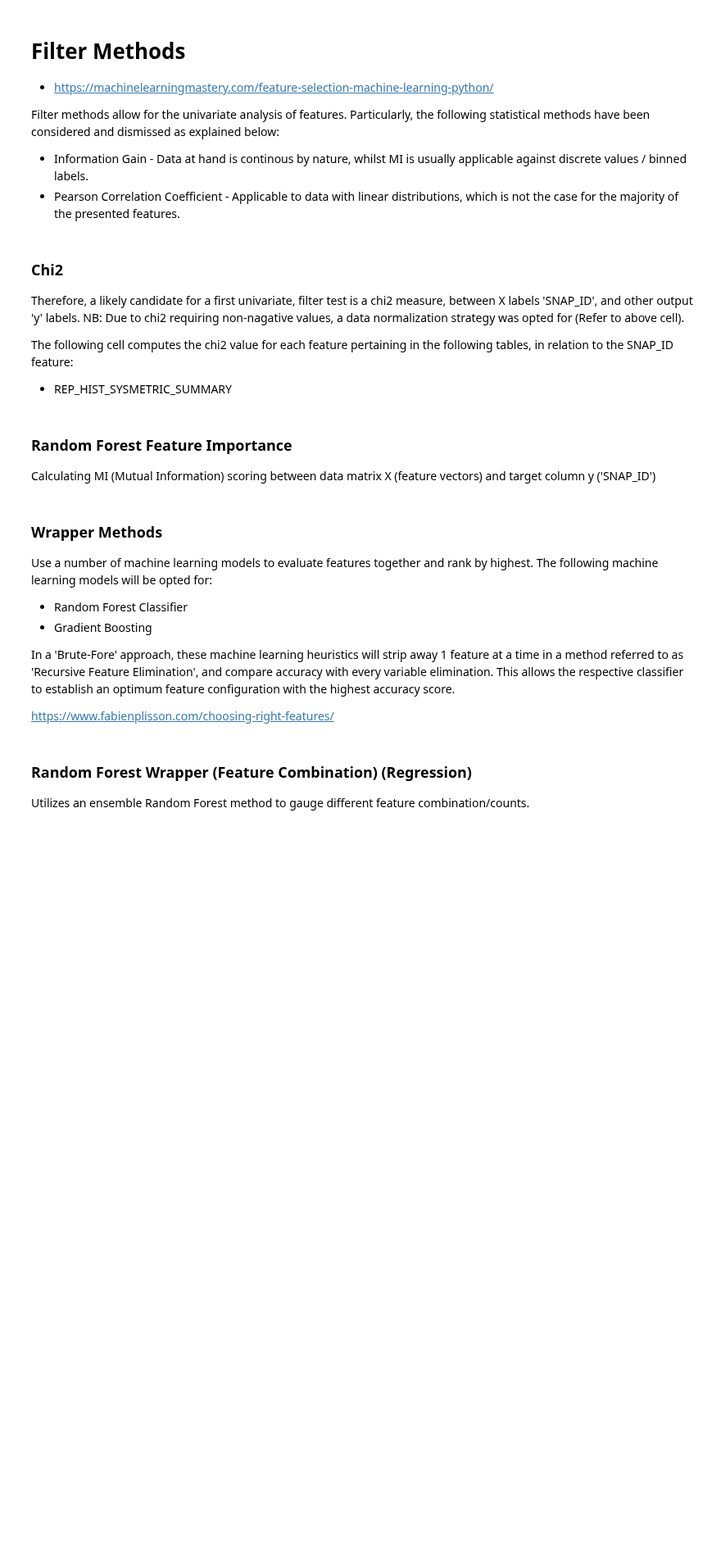
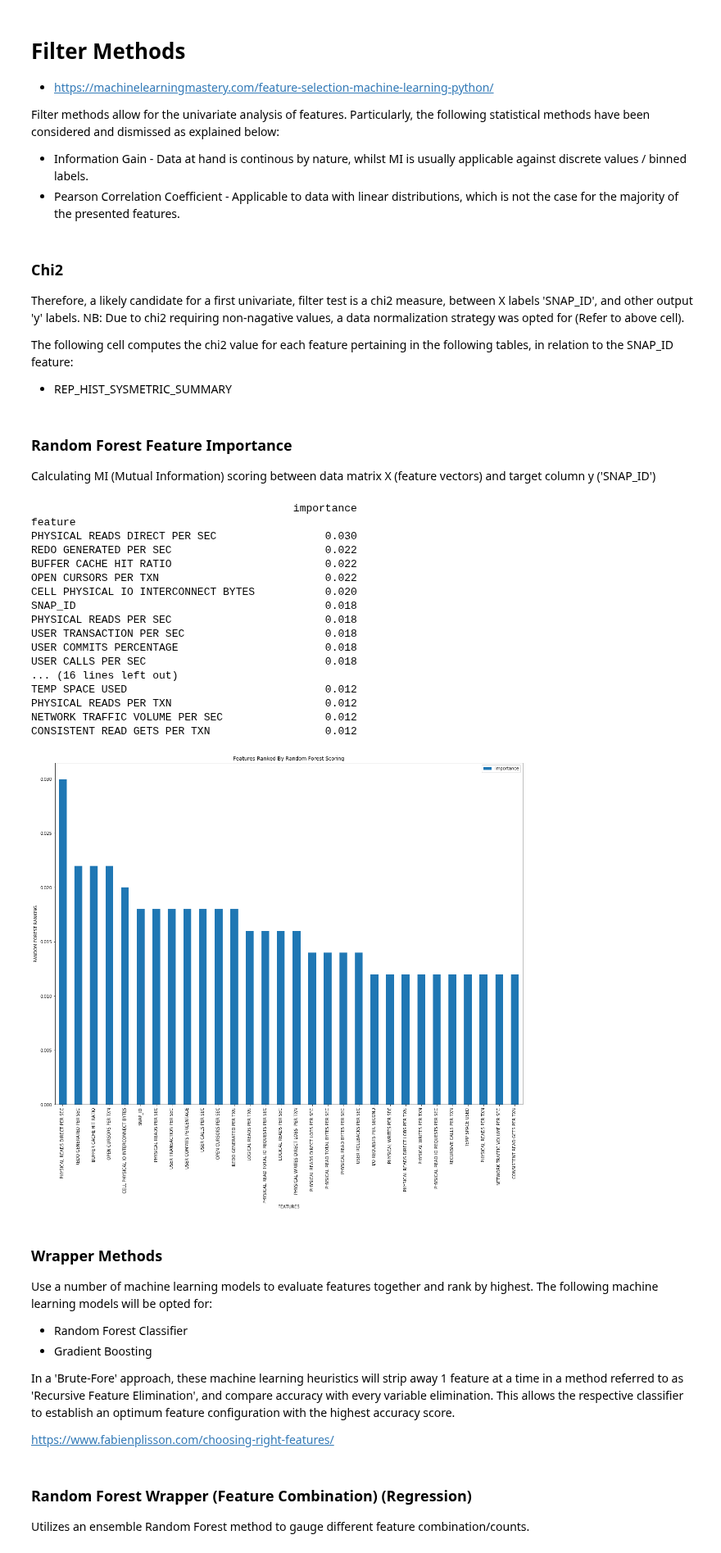
Before and after one commit to eldrad294/ICS5200, a Jupyter notebook: notebook/schedule/TPC-DS1/Schedule TPC-DS1 Feature Selection/Schedule TPC-DS1 Feature Selection (Rep_Hist_Sysmetric_Summary).ipynb, the cells around one changed output. Shown at 82% size. Cells and saved outputs as stored; diff of their text form; code cells hidden in the pictures; blank space fills up the shorter version.

```diff
--- a/notebook/schedule/TPC-DS1/Schedule TPC-DS1 Feature Selection/Schedule TPC-DS1 Feature Selection (Rep_Hist_Sysmetric_Summary).ipynb
+++ b/notebook/schedule/TPC-DS1/Schedule TPC-DS1 Feature Selection/Schedule TPC-DS1 Feature Selection (Rep_Hist_Sysmetric_Summary).ipynb
@@ -339,12 +483,12 @@ vis = Visualizer(df=rep_hist_sysmetric_summary_df,
 if debug_mode is False:
 
     # Plotting Histograms of data distribution
-    for header in rep_hist_sysmetric_summary_headers:
+    for header in rep_hist_sysmetric_summary_df.columns:
         print('REP_HIST_SYSMETRIC_SUMMARY - ' + header + ' - OUTLIERS HISTOGRAM')
         vis.plot_hist(bin_size=10, feature_column=header)
 
     # Plotting Scatter Plots of data distribution
-    for header in rep_hist_sysmetric_summary_headers:
+    for header in rep_hist_sysmetric_summary_df.columns:
         print('REP_HIST_SYSMETRIC_SUMMARY - ' + header + ' - OUTLIERS SCATTER')
         vis.plot_scatter(feature_column=header)
 # %% [markdown]
@@ -544,7 +729,9 @@ class Normalizer:
         :param dataframe: (Pandas) Pandas data matrix
         :return: (Pandas) Normalized data matrix
         """
-        return preprocessing.robust_scale(dataframe)
+        headers = dataframe.columns
+        X = preprocessing.robust_scale(dataframe.values)
+        return pd.DataFrame(X, columns=headers)
 
     @staticmethod
     def minmax_scaler(dataframe):
@@ -553,7 +740,9 @@ class Normalizer:
         :param dataframe: (Pandas) Pandas data matrix
         :return: (Pandas) Normalized data matrix
         """
-        return preprocessing.minmax_scale(dataframe)
+        headers = dataframe.columns
+        X = preprocessing.minmax_scale(dataframe.values)
+        return pd.DataFrame(X, columns=headers)
 
     @staticmethod
     def normalize(dataframe):
@@ -562,7 +751,9 @@ class Normalizer:
         :param dataframe: (Pandas) Pandas data matrix
         :return: (Pandas) Normalized data matrix
         """
-        return preprocessing.normalize(dataframe)
+        headers = dataframe.columns
+        X = preprocessing.normalize(dataframe.values)
+        return pd.DataFrame(X, columns=headers)
 
 print('------------------BEFORE------------------')
 print('------------------REP_HIST_SYSMETRIC_SUMMARY------------------')
@@ -579,12 +770,11 @@ print('\n')
 #                                                           headers=retain_headers_rep_hist_sysmetric_summary)
 #
 # NORMALIZER
-rep_hist_sysmetric_summary_df_pruned_norm = Normalizer.normalize(dataframe=rep_hist_sysmetric_summary_df_pruned,
-                                                                 headers=retain_headers_rep_hist_sysmetric_summary)
+rep_hist_sysmetric_summary_df_pruned_norm = Normalizer.normalize(dataframe=rep_hist_sysmetric_summary_df_pruned)
 
 print('\n\n------------------AFTER------------------')
 print('------------------REP_HIST_SYSMETRIC_SUMMARY------------------')
 print(rep_hist_sysmetric_summary_df_pruned_norm.shape)
 print('\n\n')
 print('\n\nREP_HIST_SYSMETRIC_SUMMARY')
-print(rep_hist_sysmetric_summary_df_pruned_norm[0])
+print(rep_hist_sysmetric_summary_df_pruned_norm.head())
@@ -604,16 +812,18 @@ class FeatureImportance:
     repsect to other features.
     """
     @staticmethod
-    def chi2_test(top_n_features=30, X_df=None, y_df=None, table=None, headers=None):
+    def chi2_test(top_n_features=30, X_df=None, y_df=None, table=None):
         """
         Carries out a chi squared test on passed X,y dataframes, selecting top N features ranked by highest scoring.
         :param top_n_features: (Integer) Denotes number of top features to plot.
         :param x_df:           (Pandas) Pandas feature matrix.
         :param y_df:           (Pandas) Pandas label matrix.
         :param table:          (String) Denotes which table is being operated on.
-        :param headers:        (String) Denotes table features/columns.
         :return: None
         """
+        headers = X_df.columns
+        X_df = X_df.values
+        y_df = y_df.values
         chi2_selector = SelectKBest(score_func=chi2, k=top_n_features)
         X_kbest = chi2_selector.fit_transform(X_df, y_df)
         print('\n\nTable [' + table.upper() + ']')
@@ -637,19 +847,19 @@ class FeatureImportance:
                                          title='Features Ranked By Chi2 Scoring')
 
     @staticmethod
-    def rfr_ranking(X_df=None, y_df=None, headers=None, top_n_features=30, parallel_degree=1):
+    def rfr_ranking(X_df=None, y_df=None, top_n_features=30, parallel_degree=1):
         """
         Ranks features using a filter RFR method, and plots them in descending order (ranked by importance)
         :param x_df:           (Pandas) Pandas feature matrix.
         :param y_df:           (Pandas) Pandas label matrix.
-        :param headers:        (String) Denotes table features/columns.
         :param top_n_features: (Integer) Denotes number of top features to plot.
         :param parallel_degree:(Integer) Denotes model training parallel degree.
         :return: None
         """
-        X_df = np.array(X_df)
-        y_df = np.array(y_df)
-        rfr = RandomForestRegressor(n_estimators=2000,
+        headers = X_df.columns
+        X_df = X_df.values
+        y_df = y_df.values
+        rfr = RandomForestRegressor(n_estimators=500,
                                     n_jobs=parallel_degree)
         rfr.fit(X_df, y_df)
         importances = pd.DataFrame({'feature':headers,
@@ -658,9 +868,9 @@ class FeatureImportance:
         print(importances[:top_n_features])
         importances[:top_n_features].plot.bar()
 
-        FeatureImportance.__plot_metrics(ylabel='CHI2 RANKING',
+        FeatureImportance.__plot_metrics(ylabel='RANDOM FOREST RANKING',
                                          xlabel='FEATURES',
-                                         title='Features Ranked By Chi2 Scoring')
+                                         title='Features Ranked By Random Forest Scoring')
 
     @staticmethod
     def __plot_metrics(ylabel, xlabel, title):
@@ -696,9 +905,27 @@ Calculating MI (Mutual Information) scoring between data matrix X (feature vecto
 # %%
 FeatureImportance.rfr_ranking(top_n_features=top_n_features,
                               X_df=rep_hist_sysmetric_summary_df_pruned_norm,
-                              y_df=rep_hist_sysmetric_summary_df_pruned['SNAP_ID'],
-                              headers=retain_headers_rep_hist_sysmetric_summary,
+                              y_df=rep_hist_sysmetric_summary_df_pruned_norm['SNAP_ID'],
                               parallel_degree=parallel_degree)
+# %% [output]
+                                         importance
+feature
+PHYSICAL READS DIRECT PER SEC                 0.030
+REDO GENERATED PER SEC                        0.022
+BUFFER CACHE HIT RATIO                        0.022
+OPEN CURSORS PER TXN                          0.022
+CELL PHYSICAL IO INTERCONNECT BYTES           0.020
+SNAP_ID                                       0.018
+PHYSICAL READS PER SEC                        0.018
+USER TRANSACTION PER SEC                      0.018
+USER COMMITS PERCENTAGE                       0.018
+USER CALLS PER SEC                            0.018
+... (16 lines left out)
+TEMP SPACE USED                               0.012
+PHYSICAL READS PER TXN                        0.012
+NETWORK TRAFFIC VOLUME PER SEC                0.012
+CONSISTENT READ GETS PER TXN                  0.012
+[figure, added]
 # %% [markdown]
 ### Wrapper Methods
 
```
Also changed, not shown: parts of 20 cells of this notebook.
